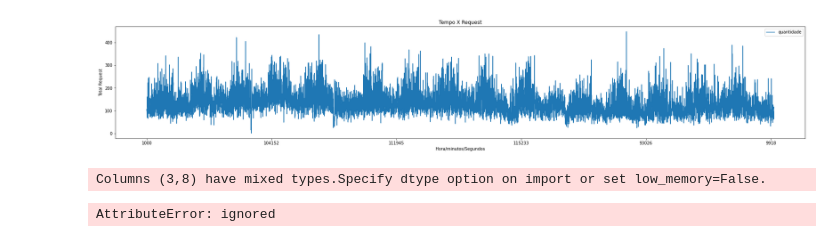
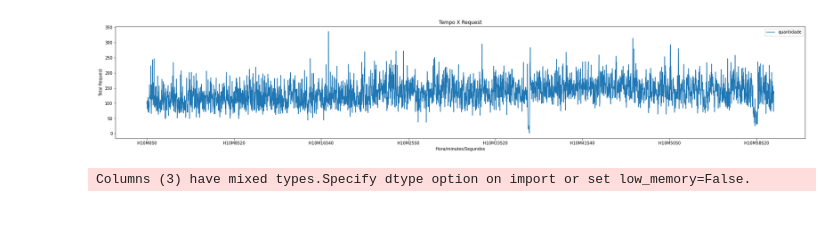
Before and after one commit to girotodenis/python, a Jupyter notebook: RelatorioTesteCarga.ipynb, the cells around one changed output. Saved outputs shown, nothing was run; the diff lists cells and outputs as text; code cells hidden in the pictures.

```diff
--- a/RelatorioTesteCarga.ipynb
+++ b/RelatorioTesteCarga.ipynb
@@ -16,8 +16,8 @@ py.init_notebook_mode(connected=False)
 # %%
 df = pd.read_csv('/content/acesso_prod_tempo_dia_14_mes_11.csv')
 df['SEGUNDO'] = df['SEGUNDO'].apply(trunc)
-df['hour_min'] = df['HORA'].astype(dtype='str') + df['MINUTO'].astype(dtype='str')
-df['hour_sec'] = df['HORA'].astype(dtype='str') + df['MINUTO'].astype(dtype='str')+ df['SEGUNDO'].astype(dtype='str')
-df = df.sort_values(['hour_sec'],ascending = (True))
+df['hour_min'] = 'H'+df['HORA'].astype(dtype='str') + 'M'+df['MINUTO'].astype(dtype='str')
+df['hour_sec'] = 'H'+df['HORA'].astype(dtype='str') + 'M'+df['MINUTO'].astype(dtype='str')+ 'S'+df['SEGUNDO'].astype(dtype='str')
+df = df.sort_values(['HORA','MINUTO','SEGUNDO'],ascending = (True,True,True))
 print(df.shape)
 df.head()
@@ -24,2 +31,0 @@ df.head()
-# %%
-df = df[((df['HORA']>8)&(df['HORA']<12))]
@@ -33,0 +52,8 @@ plt.show()
+# %%
+dft = df[((df['HORA']>=10)&(df['HORA']<11))]
+
+df2 = dft.groupby(['HORA','MINUTO','hour_min']).size().reset_index(name='quantidade').sort_values(['HORA','MINUTO'],ascending = (True,True))
+fig, ax = plt.subplots(figsize=(30,5))
+ax = df2.plot(ax=ax, kind='line', x='hour_min', y='quantidade', xlabel="Hora/minutos", ylabel="Total Request", title="Tempo X Request")
+plt.legend(loc='best')
+plt.show()
@@ -34,28 +62,30 @@ plt.show()
 # %%
-df2 = df.groupby(['hour_sec']).size().reset_index(name='quantidade')
+df2 = dft.groupby(['HORA','MINUTO','SEGUNDO','hour_sec']).size().reset_index(name='quantidade').sort_values(['HORA','MINUTO','SEGUNDO'],ascending = (True,True,True))
 fig, ax = plt.subplots(figsize=(30,5))
 ax = df2.plot(ax=ax, kind='line', x='hour_sec', y='quantidade', xlabel="Hora/minutos/Segundos", ylabel="Total Request", title="Tempo X Request")
 plt.legend(loc='best')
 plt.show()
 # %% [output]
-[figure, old version]
+[figure, new version]
 # %%
 
-df = pd.read_csv('/content/epol-teste-consultas-menu.csv')
+#df = pd.read_csv('/content/epol-teste-consultas-menu.csv')
+df1 = pd.read_csv('/content/epol-teste-consultas-menu_01.csv')
+df2 = pd.read_csv('/content/epol-teste-consultas-menu_02.csv')
+df = pd.concat([df1, df2])
 
-df.success.astype(str)
-df.success.replace('False','false')
-df.success.replace('f','false')
-df.success.replace('True	','true	')
 df['time'] = df['timeStamp'].values.astype(dtype='datetime64[ms]')
-df['hour_min'] = df['time'].dt.hour.astype(dtype='str') + df['time'].dt.minute.astype(dtype='str')
-df['hour_sec'] = df['time'].dt.hour.astype(dtype='str') + df['time'].dt.minute.astype(dtype='str')+ df['time'].dt.second.astype(dtype='str')
-df['minute'] = df['time'].dt.minute
-df = df.sort_values(['timeStamp','label'],ascending = (True, True))
+df['day'] = df['time'].dt.day.astype(dtype='int')
+df['hour'] = df['time'].dt.hour.astype(dtype='int')
+df['minute'] = df['time'].dt.minute.astype(dtype='int')
+df['second'] = df['time'].dt.second.astype(dtype='int')
+df['hour_min'] = 'D'+df['time'].dt.day.astype(dtype='str') +'H'+df['time'].dt.hour.astype(dtype='str') + '_M'+df['time'].dt.minute.astype(dtype='str')
+df['hour_sec'] = 'D'+df['time'].dt.day.astype(dtype='str') +'H'+df['time'].dt.hour.astype(dtype='str') + '_M'+df['time'].dt.minute.astype(dtype='str')+ '_S'+df['time'].dt.second.astype(dtype='str')
+
+df = df.sort_values(['day','hour','minute','second'],ascending = (True,True,True,True))
 #df.columns
 # %% [output]
-Columns (3,8) have mixed types.Specify dtype option on import or set low_memory=False.
+Columns (3) have mixed types.Specify dtype option on import or set low_memory=False.
-AttributeError: ignored
 # %%
 print(df.shape)
 df.head(5)
```
Also changed, not shown: parts of 17 cells of this notebook.
